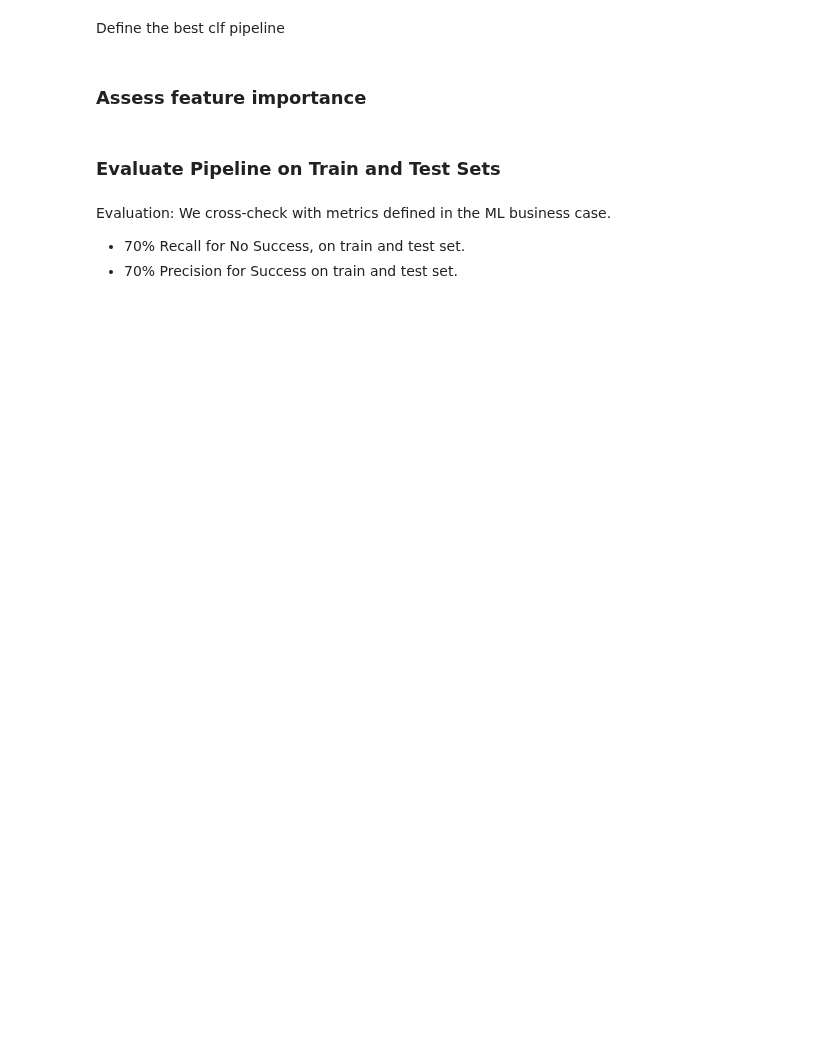
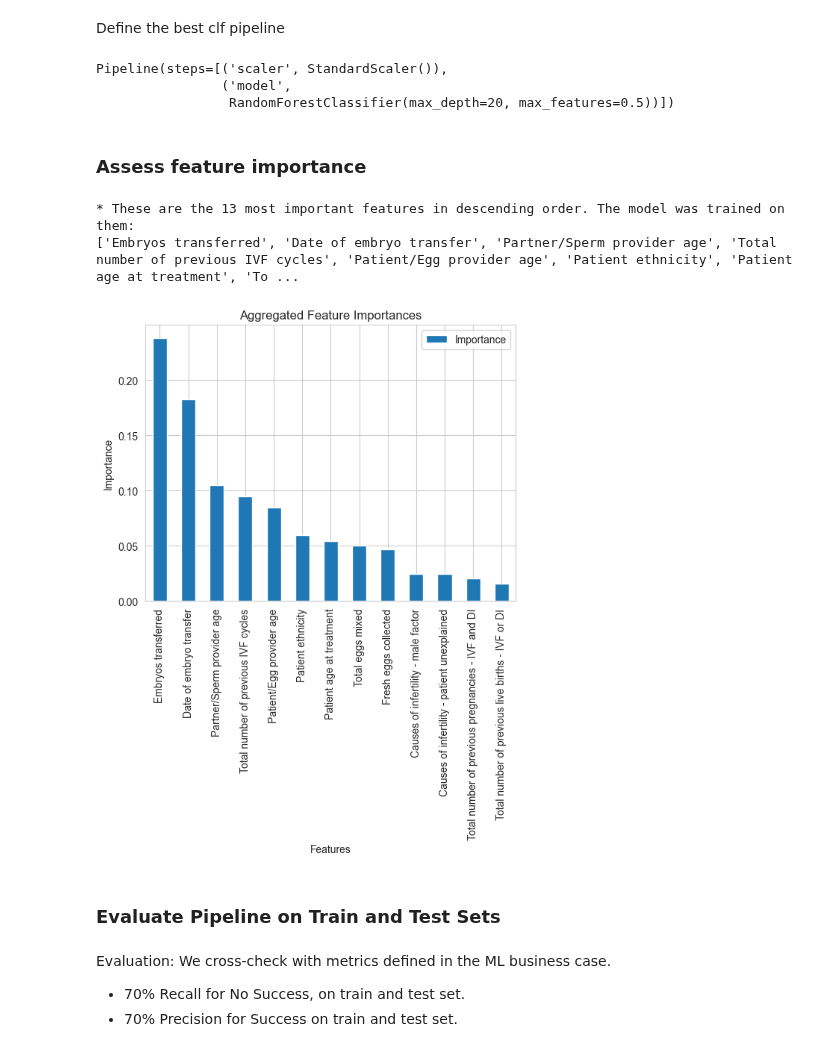
Before and after one commit to pswhdev/ivf-success-predictor, a Jupyter notebook: jupyter_notebooks/05 - Modeling and Evaluation Predict Success.ipynb, the cells around one changed output. Cells and saved outputs as stored; diff of their text form; code cells hidden in the pictures; blank space fills up the shorter version.

Commit message:
Add aggregated_importances.plot to nb05

```diff
--- a/jupyter_notebooks/05 - Modeling and Evaluation Predict Success.ipynb
+++ b/jupyter_notebooks/05 - Modeling and Evaluation Predict Success.ipynb
@@ -678,9 +771,9 @@ categories = [
     ['0', '1', '2', '3', '4', '5', '>5'],                    # Total number of previous IVF cycles
     ['18-34', '35-37', '38-39', '40-42', '43-44', '45-50'],  # Patient/Egg provider age
     ['18-34', '35-37', '38-39', '40-42', '43-44', '45-50', '51-55', '56-60', '>60'],  # Partner/Sperm provider age
+    ['0', '0 - frozen cycle', '1-5', '6-10', '11-15', '16-20', '21-25', '26-30', '31-35', '36-40', '>40'], # Fresh eggs collected
     ['0', '0 - frozen cycle', '1-5', '6-10', '11-15', '16-20', '21-25', '26-30', '31-35', '36-40', '>40'], # Total eggs mixed
     ['0', '1', '1e', '2', '3'],  # Embryos transferred
-    ['0 - fresh cycle', '0 - frozen cycle', '1-5', '6-10', '>10']  # Total embryos thawed
 ]
 
 # Define columns that need ordinal encoding
@@ -689,9 +782,11 @@ ordinal_columns = [
     'Total number of previous IVF cycles',
     'Patient/Egg provider age',
     'Partner/Sperm provider age',
+    'Fresh eggs collected',
     'Total eggs mixed',
     'Embryos transferred',
 ]
+
 
 
 def PreprocessingPipeline():
@@ -706,6 +801,7 @@ def PreprocessingPipeline():
                 "one_hot_encoding",
                 OneHotEncoder(
                     variables=[
+                        "Patient ethnicity",
                         "Date of embryo transfer"
                     ],
                 ),
@@ -735,4 +849,7 @@ def PipelineClf(model):
     return pipeline_base
 # %% [markdown]
 Filter only the most important variables
+# %%
+X_train = X_train.filter(reassigned_best_features)
+X_test = X_test.filter(reassigned_best_features)
 # %%
@@ -828,5 +1015,9 @@ Define the best clf pipeline
 best_model = grid_search_summary.iloc[0, 0]
 pipeline_clf = grid_search_pipelines[best_model].best_estimator_
 pipeline_clf
+# %% [output]
+Pipeline(steps=[('scaler', StandardScaler()),
+                ('model',
+                 RandomForestClassifier(max_depth=20, max_features=0.5))])
 # %% [markdown]
 ### Assess feature importance
@@ -857,3 +1024,44 @@ reassigned_new_best_features
+# %%
+import pandas as pd
+import matplotlib.pyplot as plt
+import re
+
+# Sample data for feature importances
+new_best_features = X_train.columns
+df_feature_importance = pd.DataFrame({
+    'Feature': new_best_features,
+    'Importance': pipeline_clf['model'].feature_importances_
+}).sort_values(by='Importance', ascending=False)
+
+# Function to reassign features to their original names
+def reassign_best_features(features):
+    # Remove one-hot encoded suffixes and return the base names
+    reassigned_best_features = [re.sub(r'_[^_]+$', '', feature) for feature in features]
+    return reassigned_best_features
+
+# Apply the reassignment to create a new list of base feature names
+df_feature_importance['BaseFeature'] = reassign_best_features(df_feature_importance['Feature'])
+
+# Group by the original base feature names and sum the importances
+aggregated_importances = df_feature_importance.groupby('BaseFeature')['Importance'].sum().reset_index()
+
+# Sort the aggregated feature importances in descending order
+aggregated_importances = aggregated_importances.sort_values(by='Importance', ascending=False)
+
+# Print most important features
+print(f"* These are the {len(aggregated_importances)} most important features in descending order. "
+      f"The model was trained on them: \n{aggregated_importances['BaseFeature'].to_list()}")
+
+# Plot the aggregated feature importances
+aggregated_importances.plot(kind='bar', x='BaseFeature', y='Importance')
+plt.title('Aggregated Feature Importances')
+plt.xlabel('Features')
+plt.ylabel('Importance')
+plt.show()
+# %% [output]
+* These are the 13 most important features in descending order. The model was trained on them:
+['Embryos transferred', 'Date of embryo transfer', 'Partner/Sperm provider age', 'Total number of previous IVF cycles', 'Patient/Egg provider age', 'Patient ethnicity', 'Patient age at treatment', 'To ...
+[figure, added]
 # %% [markdown]
 ### Evaluate Pipeline on Train and Test Sets
 # %% [markdown]
```
Also changed, not shown: parts of 38 cells of this notebook, 1 other file.
